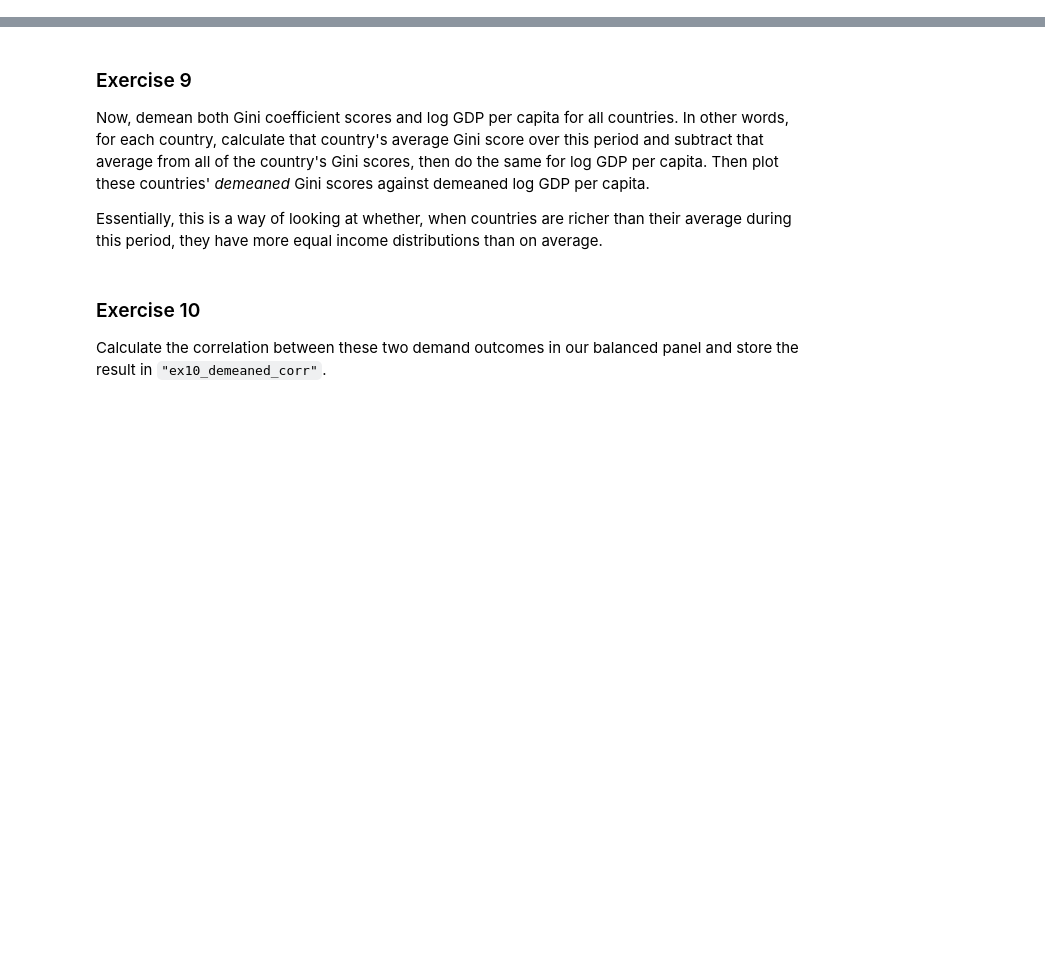
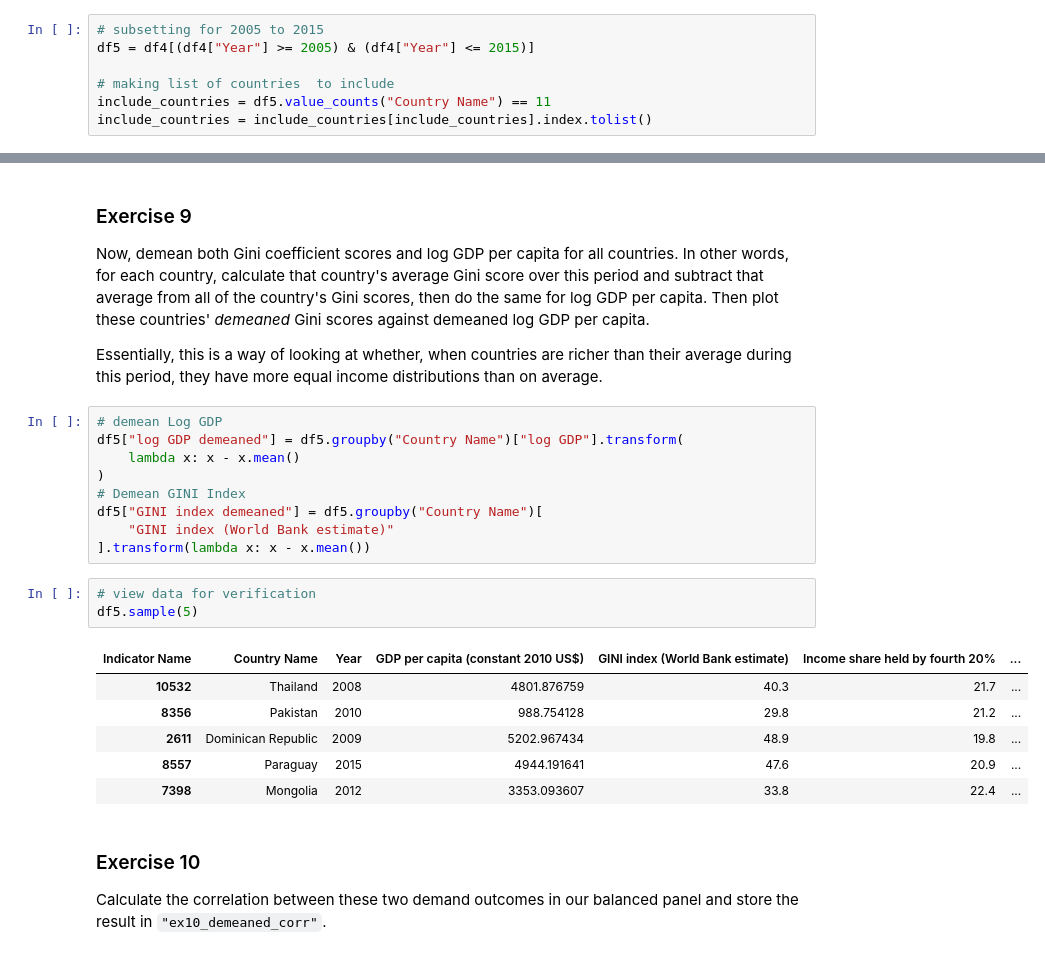
Before and after one commit to revanth7667/PDS_Assignments, a Jupyter notebook: codes/notebooks/2023-11-02_IND_reshaping.ipynb, the cells around one changed output, grey strips where cells are left out. Cells and saved outputs as stored; diff of their text form; blank space fills up the shorter version.

```diff
--- a/codes/notebooks/2023-11-02_IND_reshaping.ipynb
+++ b/codes/notebooks/2023-11-02_IND_reshaping.ipynb
@@ -238,3 +286,10 @@ To answer this question, let's begin by subsetting our data to the years 2005 to
 Balanced panels are very desirable because the fact that they contain the same entities at all moments in time means that any changes we measure over time are the result of real changes in the outcomes we care about and *not* the result of changes in the composition of our sample.
 
 Store the number of countries still in your data in `"ex8_countries_in_panel"`.
+# %%
+# subsetting for 2005 to 2015
+df5 = df4[(df4["Year"] >= 2005) & (df4["Year"] <= 2015)]
+
+# making list of countries  to include
+include_countries = df5.value_counts("Country Name") == 11
+include_countries = include_countries[include_countries].index.tolist()
@@ -244,6 +306,25 @@ Store the number of countries still in your data in `"ex8_countries_in_panel"`.
 Now, demean both Gini coefficient scores and log GDP per capita for all countries. In other words, for each country, calculate that country's average Gini score over this period and subtract that average from all of the country's Gini scores, then do the same for log GDP per capita. Then plot these countries' *demeaned* Gini scores against demeaned log GDP per capita.
 
 Essentially, this is a way of looking at whether, when countries are richer than their average during this period, they have more equal income distributions than on average.
+# %%
+# demean Log GDP
+df5["log GDP demeaned"] = df5.groupby("Country Name")["log GDP"].transform(
+    lambda x: x - x.mean()
+)
+# Demean GINI Index
+df5["GINI index demeaned"] = df5.groupby("Country Name")[
+    "GINI index (World Bank estimate)"
+].transform(lambda x: x - x.mean())
+# %%
+# view data for verification
+df5.sample(5)
+# %% [output]
+| Indicator Name | Country Name | Year | GDP per capita (constant 2010 US$) | GINI index (World Bank estimate) | Income share held by fourth 20% | ... |
+| 10532 | Thailand | 2008 | 4801.876759 | 40.3 | 21.7 | ... |
+| 8356 | Pakistan | 2010 | 988.754128 | 29.8 | 21.2 | ... |
+| 2611 | Dominican Republic | 2009 | 5202.967434 | 48.9 | 19.8 | ... |
+| 8557 | Paraguay | 2015 | 4944.191641 | 47.6 | 20.9 | ... |
+| 7398 | Mongolia | 2012 | 3353.093607 | 33.8 | 22.4 | ... |
 # %% [markdown]
 ### Exercise 10
 
```
Also changed, not shown: parts of 15 cells of this notebook.
